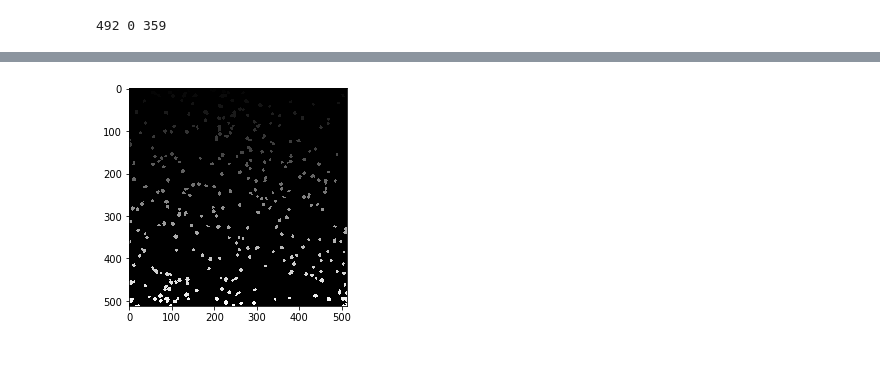
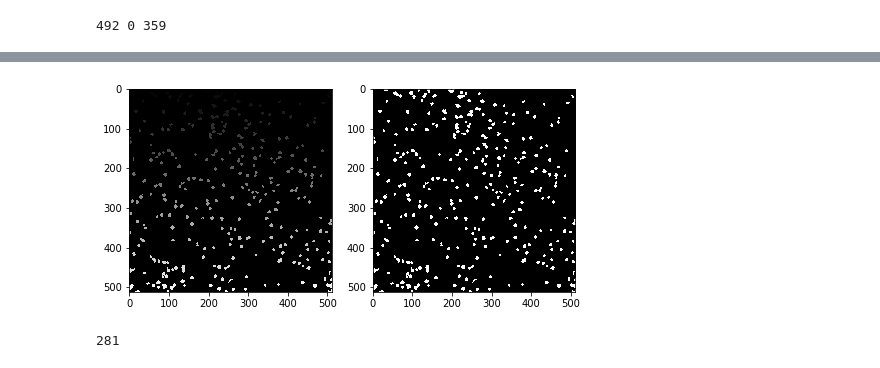
Before and after one commit to mimc7580/image_analysis, a Jupyter notebook: PI_Quantification.ipynb, the cells around one changed output, grey strips where cells are left out. Drawn from its saved outputs; the diff is of its cells as text; code cells hidden in the pictures.

```diff
--- a/PI_Quantification.ipynb
+++ b/PI_Quantification.ipynb
@@ -189,8 +163,32 @@ plt.show()
 # %%
 labeled_DAPI, _ = ndi.label(DAPI_clean)
 DAPI_props = measure.regionprops(labeled_DAPI)
-# %%
-plt.imshow(labeled_DAPI, cmap=plt.cm.gray)
-plt.show()
-# %% [output]
-[figure, removed]
+# %%
+fig, axes = plt.subplots(ncols=2, figsize=(8, 4))
+ax = axes.ravel()
+ax[0] = plt.subplot(1, 2, 1)
+ax[1] = plt.subplot(1, 2, 2)
+ax[0].imshow(labeled_DAPI, cmap=plt.cm.gray)
+ax[1].imshow(DAPI_clean, cmap=plt.cm.gray)
+
+plt.show()
+# %% [output]
+[figure, added]
+# %%
+print(len(DAPI_props))
+props_DAPI = pd.DataFrame(columns=['centroid x', 'centroid y', 'filled_area', 'area'])
+
+k = 1
+for props in DAPI_props:
+    #Get the properties that I need for areas
+    #Add them into a pandas dataframe that has the same number of rows as objects detected
+    #
+    centroid = props.centroid
+    centroid_x = centroid[0]
+    centroid_y = centroid[1]
+    fill_area = props.filled_area
+    area = props.area
+    props_DAPI.loc[k] = [centroid_x, centroid_y, fill_area, area]
+    k = k + 1
+# %% [output]
+281
```
Also changed, not shown: parts of 28 cells of this notebook, 4 other files.
